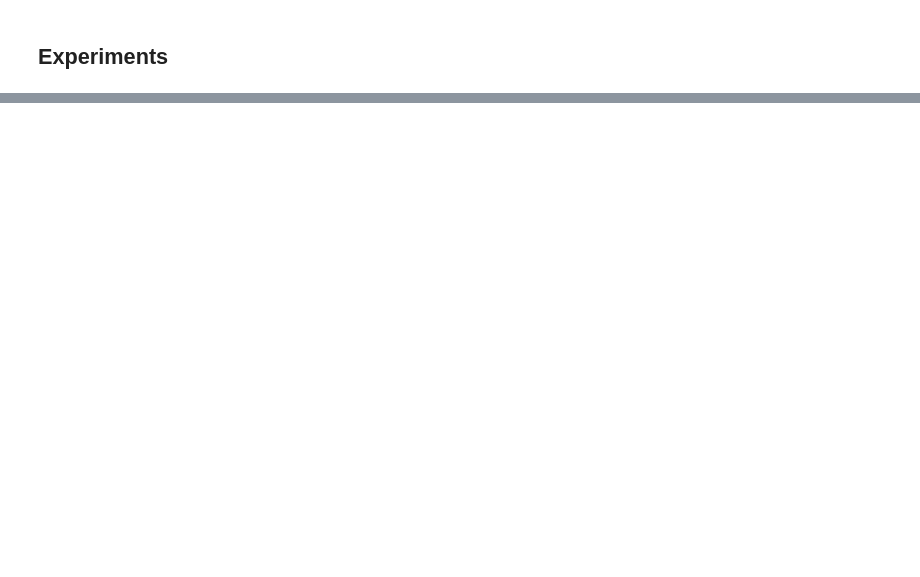
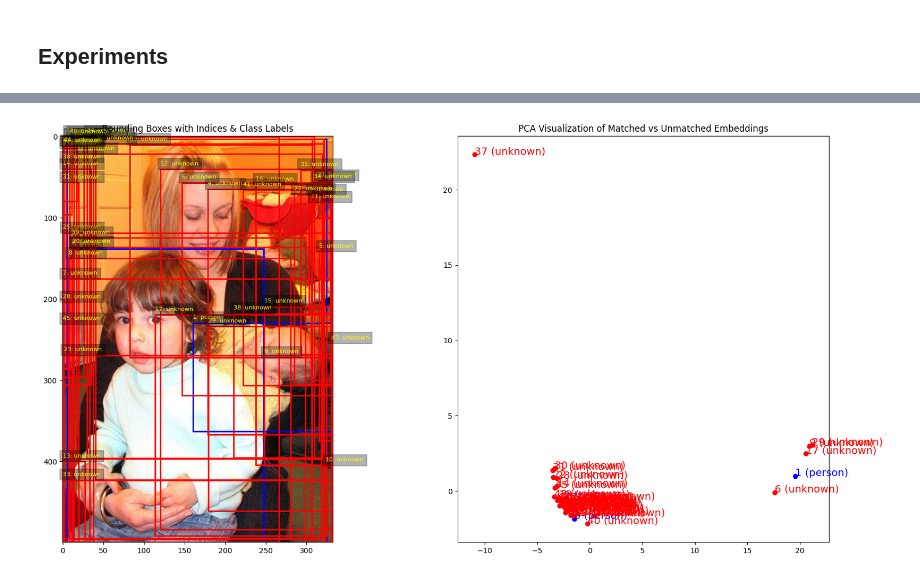
Before and after one commit to kyh980909/Contextual_Labeling, a Jupyter notebook: experiment.ipynb, the cells around one changed output, grey strips where cells are left out. Drawn from its saved outputs; the diff is of its cells as text; code cells hidden in the pictures; blank space fills up the shorter version.

```diff
--- a/experiment.ipynb
+++ b/experiment.ipynb
@@ -375,6 +378,6 @@ Image shape: torch.Size([1, 3, 800, 1204])
 # %%
 encoder_feature_list, decoder_feature_list, known_labels = [], [], []
-data_index = 20
+data_index = 21
 with torch.no_grad():
     for batch_idx, (images, targets) in enumerate(tqdm.tqdm(data_loader_val)):
 
@@ -520,0 +545,44 @@ plt.show()
+# %%
+# def visualize_pca_with_bboxes(image, matched_boxes, unmatched_boxes, matched_labels, unmatched_labels, query_embeddings, class_names):
+"""
+PCA 시각화와 바운딩 박스 매칭을 동일한 인덱스로 유지하며 그리는 함수
+"""
+# 1. Matched + Unmatched 데이터 합치기 (순서 유지)
+all_boxes = np.concatenate([matched_boxes, unmatched_boxes])
+all_labels = np.concatenate([matched_labels, unmatched_labels])
+all_embeddings = np.concatenate([matched_embeddings, unmatched_embeddings], axis=0)
+indices = np.arange(len(all_boxes))  # 인덱스 유지
+
+# 2. PCA 변환 (Query Embeddings)
+pca = PCA(n_components=2)
+reduced_embeddings = pca.fit_transform(all_embeddings)
+
+# 3. 시각화: 바운딩 박스 + PCA 그래프 함께 그리기
+fig, axes = plt.subplots(1, 2, figsize=(20, 10))
+ax1, ax2 = axes
+
+# 4. 바운딩 박스 이미지 표시
+ax1.imshow(image)
+ax1.set_title("Bounding Boxes with Indices & Class Labels")
+
+for idx, (box, label) in enumerate(zip(all_boxes, all_labels)):
+    xmin, ymin, xmax, ymax = box
+    rect = patches.Rectangle((xmin, ymin), xmax - xmin, ymax - ymin, linewidth=2,
+                                edgecolor='blue' if label < 80 else 'red', facecolor='none')
+    ax1.add_patch(rect)
+
+    class_label = class_names[label] if label < 80 else "unknown"
+    ax1.text(xmin, ymin - 5, f"{idx}: {class_label}", fontsize=8, color='yellow',
+                bbox=dict(facecolor='black', alpha=0.3))
+
+# 5. PCA 시각화
+ax2.set_title("PCA Visualization of Matched vs Unmatched Embeddings")
+for idx, (x, y) in enumerate(reduced_embeddings):
+    class_label = class_names[all_labels[idx]] if all_labels[idx] < 80 else "unknown"
+    color = 'blue' if all_labels[idx] < 80 else 'red'
+    ax2.scatter(x, y, color=color)
+    ax2.text(x, y, f"{idx} ({class_label})", fontsize=14, color=color)
+
+plt.show()
+# %% [output]
+[figure, added]
```
Also changed, not shown: parts of 16 cells of this notebook, 2 other files.
